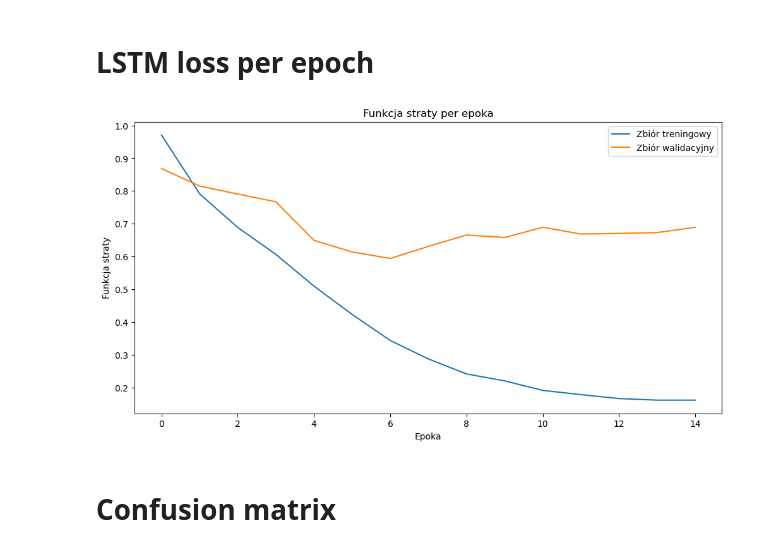
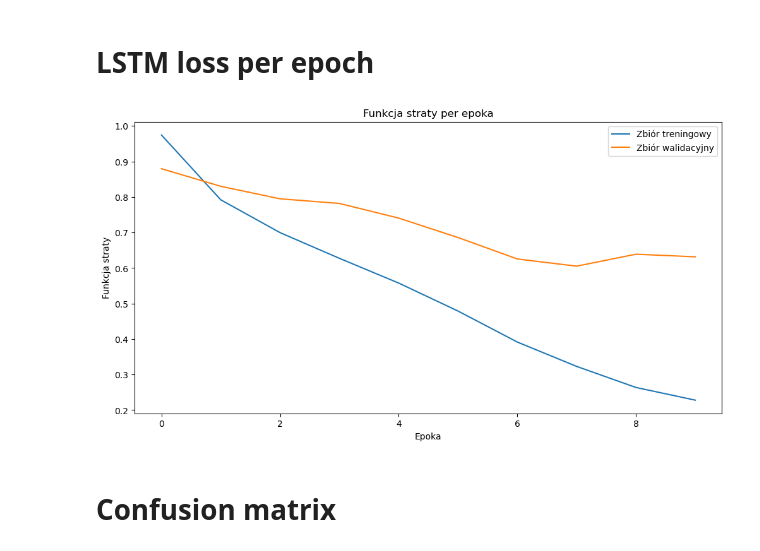
Before and after one commit to wojtek2288/resume-analysis, a Jupyter notebook: experiments/ranking/resume_ranking.ipynb, the cells around one changed output. Drawn from its saved outputs; the diff is of its cells as text; code cells hidden in the pictures.

```diff
--- a/experiments/ranking/resume_ranking.ipynb
+++ b/experiments/ranking/resume_ranking.ipynb
@@ -240,15 +288,15 @@ plt.show()
 # LSTM loss per epoch
 # %%
 plt.figure(figsize=(12, 6))
-plt.plot(history.history['loss'], label='Zbiór treningowy')
-plt.plot(history.history['val_loss'], label='Zbiór walidacyjny')
+plt.plot(best_history.history['loss'], label='Zbiór treningowy')
+plt.plot(best_history.history['val_loss'], label='Zbiór walidacyjny')
 plt.title('Funkcja straty per epoka')
 plt.xlabel('Epoka')
 plt.ylabel('Funkcja straty')
 plt.legend()
 plt.show()
 # %% [output]
-[figure, old version]
+[figure, new version]
 # %% [markdown]
 # Confusion matrix
 # %%
```
Also changed, not shown: parts of 9 cells of this notebook, 5 other files.
